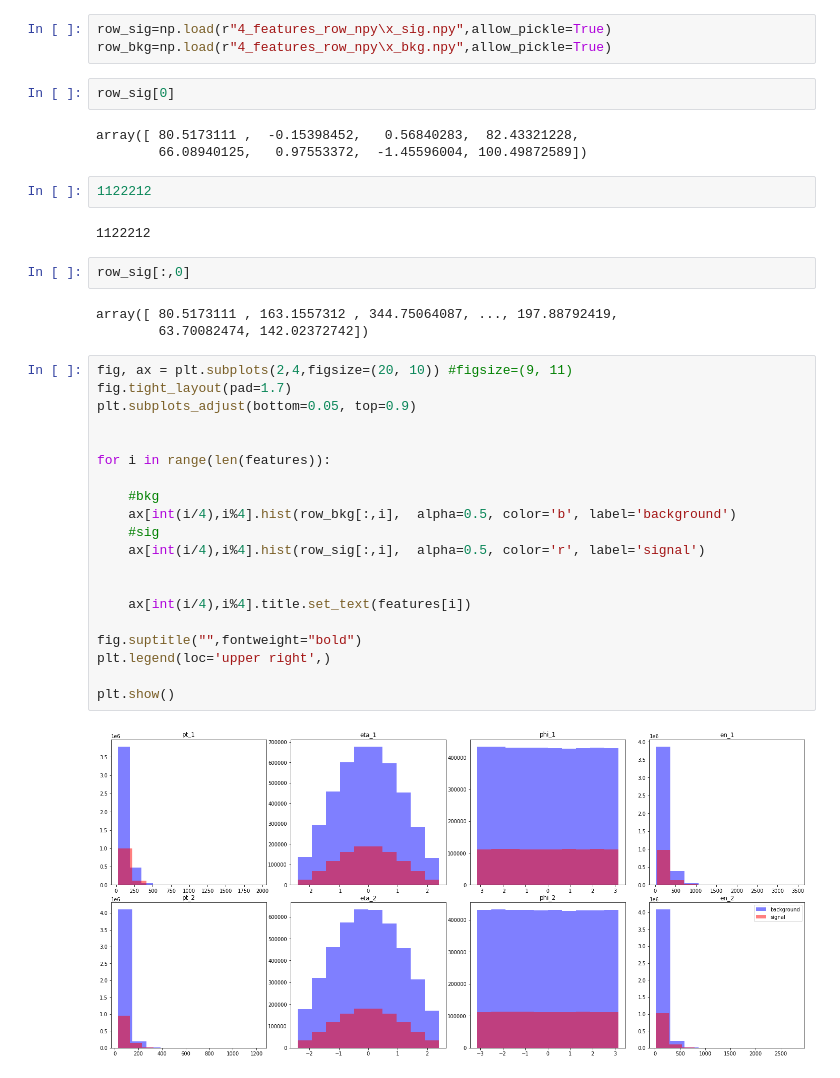
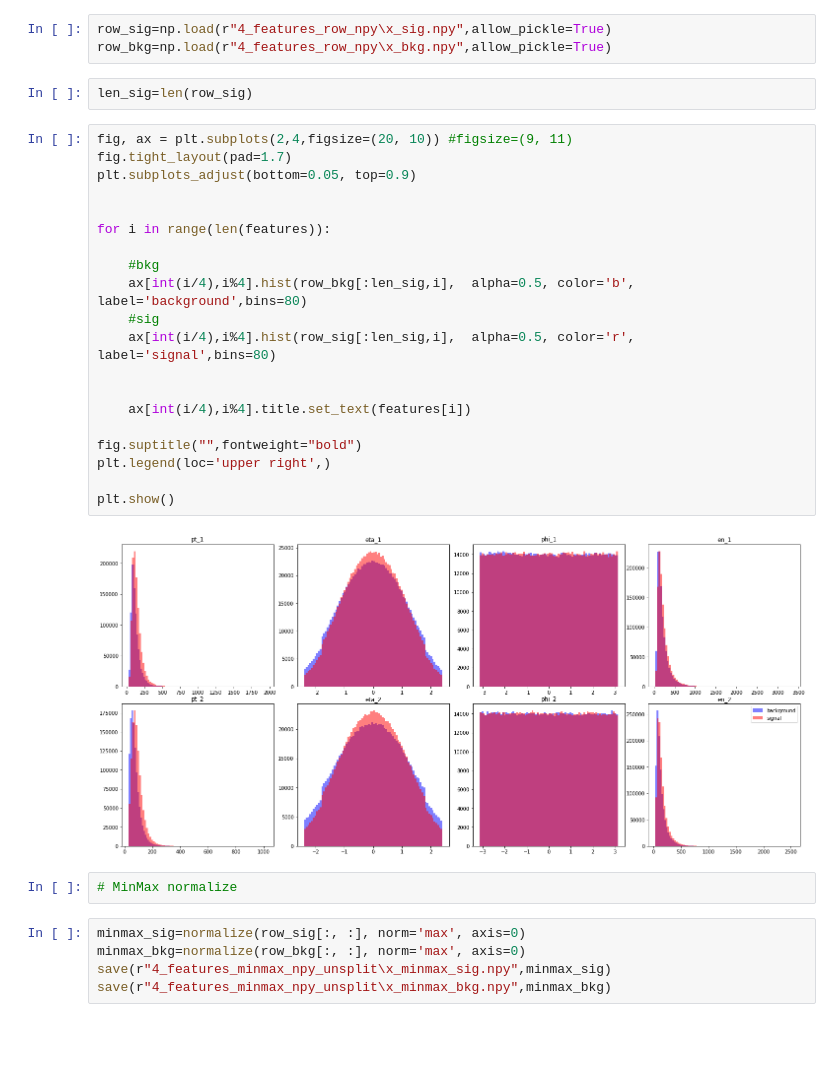
Before and after one commit to ericardomuten/CERN-QGAN, a Jupyter notebook: data preprocessing/Data visualization.ipynb, the cells around one changed output. Cells and saved outputs as stored; diff of their text form; blank space fills up the shorter version.

Commit message:
visualization improvement

```diff
--- a/data preprocessing/Data visualization.ipynb
+++ b/data preprocessing/Data visualization.ipynb
@@ -12,39 +12,34 @@ features= ["pt_1","eta_1","phi_1","en_1","pt_2","eta_2","phi_2","en_2"]
 # %%
 row_sig=np.load(r"4_features_row_npy\x_sig.npy",allow_pickle=True)
 row_bkg=np.load(r"4_features_row_npy\x_bkg.npy",allow_pickle=True)
-# %%
-row_sig[0]
-# %% [output]
-array([ 80.5173111 ,  -0.15398452,   0.56840283,  82.43321228,
-        66.08940125,   0.97553372,  -1.45596004, 100.49872589])
-# %%
-1122212
-# %% [output]
-1122212
-# %%
-row_sig[:,0]
-# %% [output]
-array([ 80.5173111 , 163.1557312 , 344.75064087, ..., 197.88792419,
-        63.70082474, 142.02372742])
+# %%
+len_sig=len(row_sig)
 # %%
 fig, ax = plt.subplots(2,4,figsize=(20, 10)) #figsize=(9, 11)
 fig.tight_layout(pad=1.7)
 plt.subplots_adjust(bottom=0.05, top=0.9)
 
 
 for i in range(len(features)):
 
     #bkg
-    ax[int(i/4),i%4].hist(row_bkg[:,i],  alpha=0.5, color='b', label='background')
+    ax[int(i/4),i%4].hist(row_bkg[:len_sig,i],  alpha=0.5, color='b', label='background',bins=80)
     #sig
-    ax[int(i/4),i%4].hist(row_sig[:,i],  alpha=0.5, color='r', label='signal')
+    ax[int(i/4),i%4].hist(row_sig[:len_sig,i],  alpha=0.5, color='r', label='signal',bins=80)
 
 
     ax[int(i/4),i%4].title.set_text(features[i])
 
 fig.suptitle("",fontweight="bold")
 plt.legend(loc='upper right',)
 
 plt.show()
 # %% [output]
-[figure, old version]
+[figure, new version]
+# %%
+# MinMax normalize
+# %%
+minmax_sig=normalize(row_sig[:, :], norm='max', axis=0)
+minmax_bkg=normalize(row_bkg[:, :], norm='max', axis=0)
+save(r"4_features_minmax_npy_unsplit\x_minmax_sig.npy",minmax_sig)
+save(r"4_features_minmax_npy_unsplit\x_minmax_bkg.npy",minmax_bkg)
```
Also changed, not shown: parts of 2 cells of this notebook.
